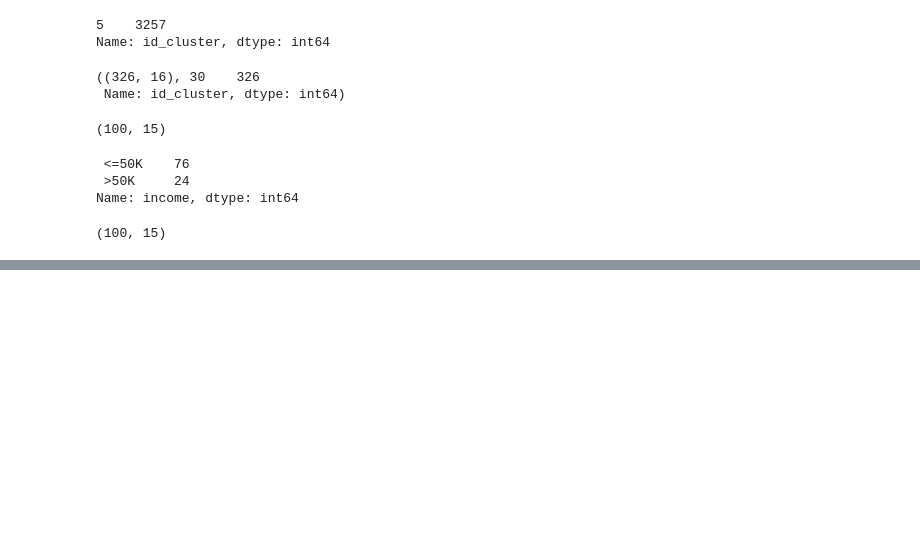
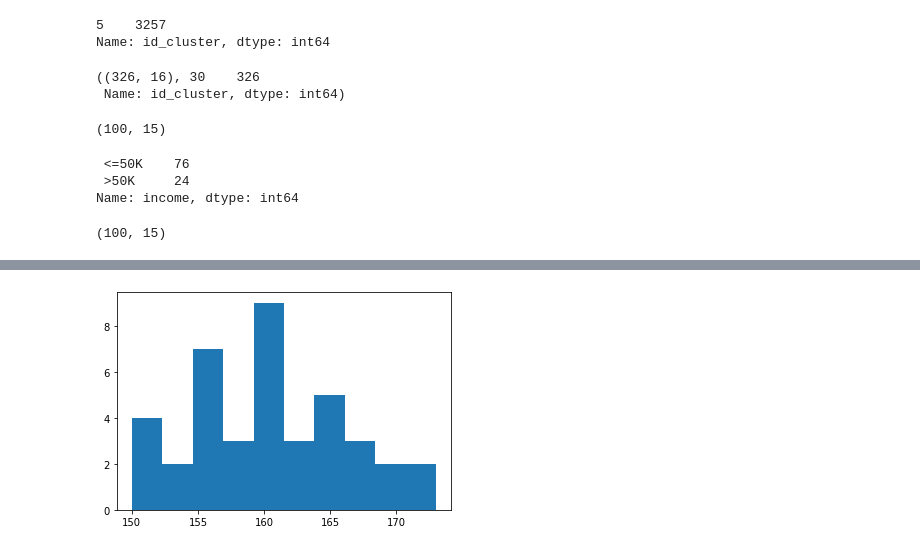
Before and after one commit to AndreyCesarVilacha/Statistic-PY, a Jupyter notebook: Cópia_de_Fundamentals.ipynb, the cells around one changed output, grey strips where cells are left out. Cells and saved outputs as stored; diff of their text form; code cells hidden in the pictures; blank space fills up the shorter version.

```diff
--- a/Cópia_de_Fundamentals.ipynb
+++ b/Cópia_de_Fundamentals.ipynb
@@ -284,0 +468,8 @@ df_test_reservoir.shape
+# %%
+dataArray = np.array([160, 165, 167, 164, 160, 166, 160, 161, 150, 152, 173, 160, 155,
+                      164, 168, 162, 161, 168, 163, 156, 155, 169, 151 ,170, 164,
+                      155, 152, 163, 160, 155, 157, 156, 158, 158, 161, 154, 161, 156, 172, 153])
+frequency, classes = np.histogram(dataArray)
+plt.hist(dataArray, bins= classes);
+# %% [output]
+[figure, added]
```
Also changed, not shown: parts of 63 cells of this notebook.
